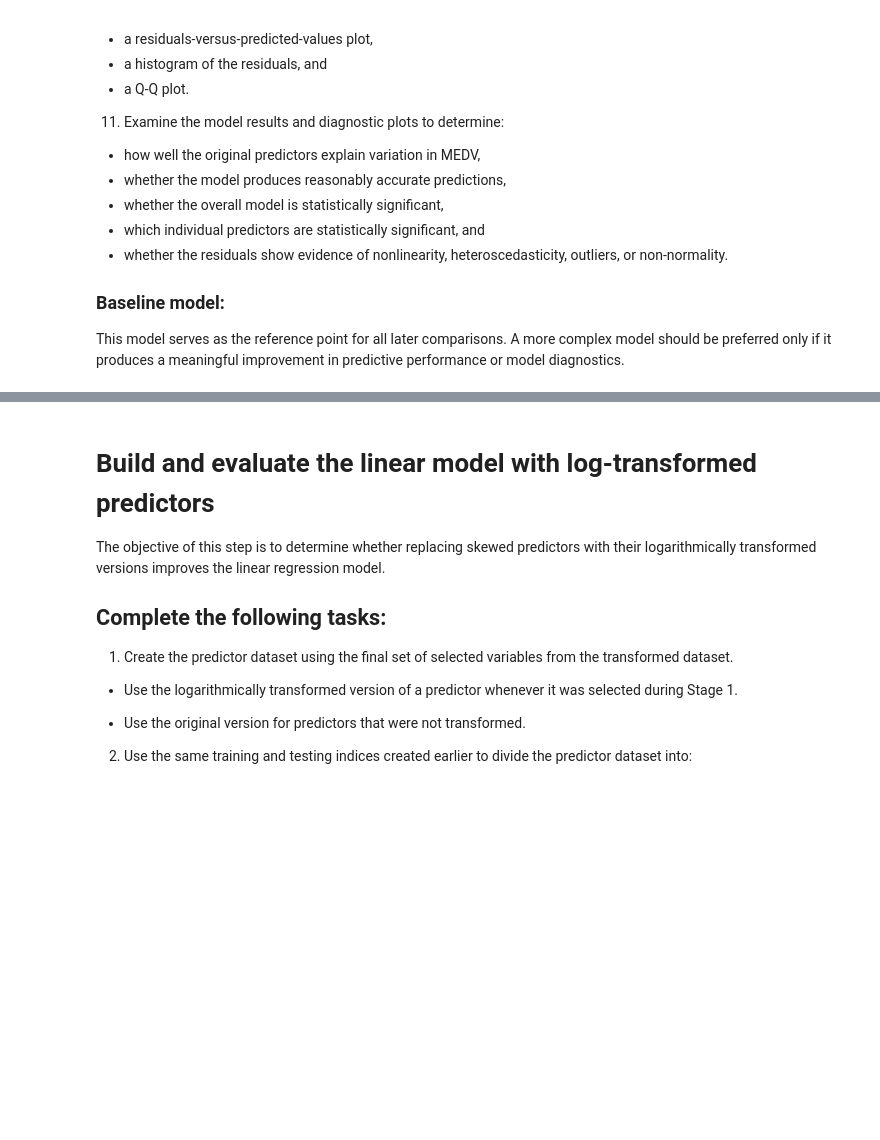
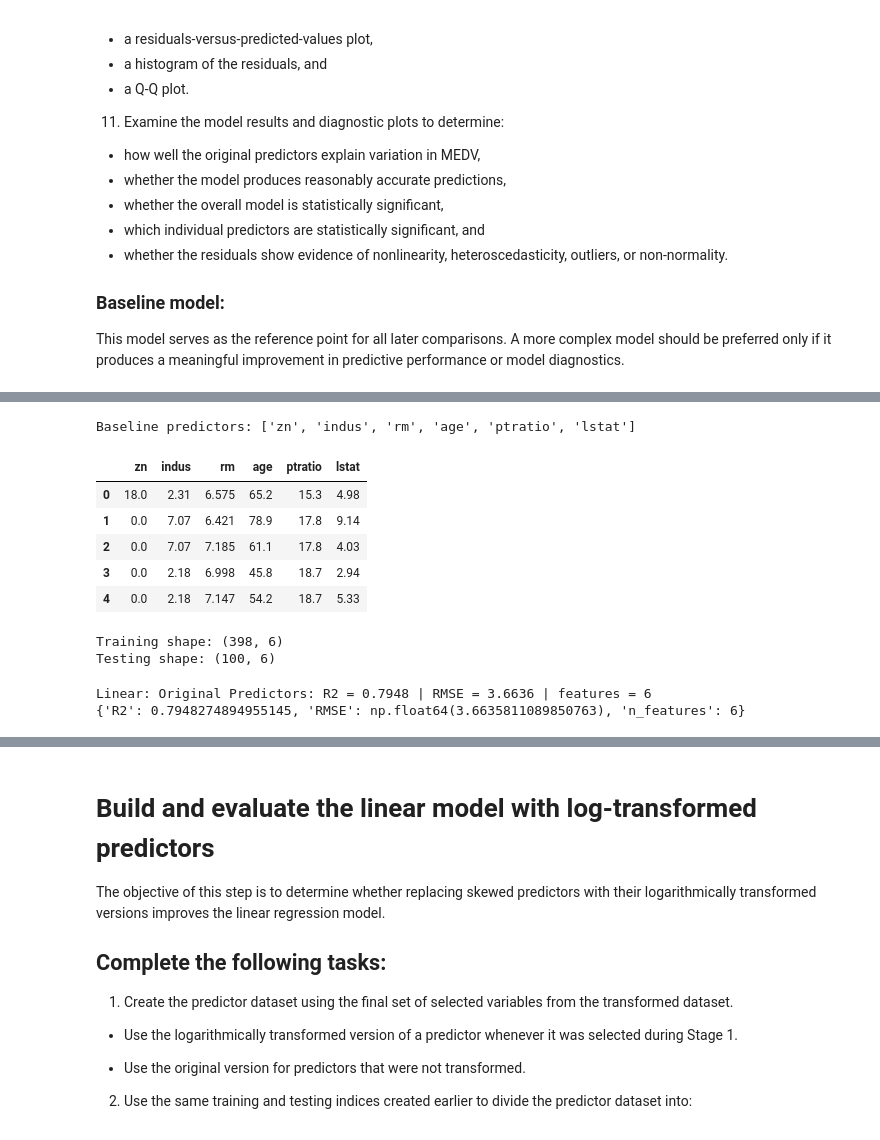
Before and after one commit to JoseAlberto88/Predictive-Analytics-, a Jupyter notebook: DAMO510_Module_04_in_Class_Activity_Starter_notebook.ipynb, the cells around one changed output, grey strips where cells are left out. Saved outputs shown, nothing was run; the diff lists cells and outputs as text; code cells hidden in the pictures; blank space fills up the shorter version.

```diff
--- a/DAMO510_Module_04_in_Class_Activity_Starter_notebook.ipynb
+++ b/DAMO510_Module_04_in_Class_Activity_Starter_notebook.ipynb
@@ -1129,3 +1129,32 @@ All models in the notebook should use the same training and testing indices. Oth
 
 ### Note:
 The predictive models developed later may use Scikit-learn, while the statistical-significance report uses Statsmodels. Scikit-learn is convenient for prediction and model evaluation, whereas Statsmodels provides detailed inferential statistics such as coefficients, t-tests, p-values, and the overall F-test.
+# %%
+import numpy as np
+import pandas as pd
+import matplotlib.pyplot as plt
+import scipy.stats as stats
+import statsmodels.api as sm
+from sklearn.model_selection import train_test_split
+from sklearn.metrics import r2_score, mean_squared_error
+
+# Steps 1-3: Map transformed predictor names back to their originals
+
+def get_original_name(feature_name):
+    """Strip the 'log_' prefix if present; otherwise return unchanged."""
+    if feature_name.startswith("log_"):
+        return feature_name[len("log_"):]
+    return feature_name
+
+original_names_with_dupes = [get_original_name(f) for f in final_stage1_features]
+
+# Remove duplicates while preserving order (in case two transformed features
+# ever mapped back to the same original name)
+seen = set()
+original_predictors = []
+for name in original_names_with_dupes:
+    if name not in seen:
+        seen.add(name)
+        original_predictors.append(name)
+
+print(f"Original predictors represented: {original_predictors}")
@@ -1205,0 +1317,24 @@ Linear: Original Predictors overall F-test p-value: 7.82286e-91
+# %%
+# Step 1: Baseline predictor dataset using ORIGINAL (untransformed) predictor variables
+X_baseline = df_b_cleaned.loc[:, original_predictors].copy()
+
+print(f"Baseline predictors: {original_predictors}")
+X_baseline.head()
+# %% [output]
+Baseline predictors: ['zn', 'indus', 'rm', 'age', 'ptratio', 'lstat']
+|  | zn | indus | rm | age | ptratio | lstat |
+| 0 | 18.0 | 2.31 | 6.575 | 65.2 | 15.3 | 4.98 |
+| 1 | 0.0 | 7.07 | 6.421 | 78.9 | 17.8 | 9.14 |
+| 2 | 0.0 | 7.07 | 7.185 | 61.1 | 17.8 | 4.03 |
+| 3 | 0.0 | 2.18 | 6.998 | 45.8 | 18.7 | 2.94 |
+| 4 | 0.0 | 2.18 | 7.147 | 54.2 | 18.7 | 5.33 |
+# %%
+# Step 2: Split into training/testing predictor sets using the SAME indices as before
+X_train_baseline = X_baseline.loc[train_idx]
+X_test_baseline = X_baseline.loc[test_idx]
+
+print(f"Training shape: {X_train_baseline.shape}")
+print(f"Testing shape: {X_test_baseline.shape}")
+# %% [output]
+Training shape: (398, 6)
+Testing shape: (100, 6)
@@ -1205,0 +1349,15 @@ Linear: Original Predictors overall F-test p-value: 7.82286e-91
+# %%
+# Steps 6-7: Store and display performance results
+model_name = "Linear: Original Predictors"
+
+baseline_results = record_model_results(
+    model_name=model_name,
+    y_true=y_test,
+    y_pred=y_pred_baseline,
+    n_features=X_train_baseline.shape[1]
+)
+
+print(model_results[model_name])
+# %% [output]
+Linear: Original Predictors: R2 = 0.7948 | RMSE = 3.6636 | features = 6
+{'R2': 0.7948274894955145, 'RMSE': np.float64(3.6635811089850763), 'n_features': 6}
```
Also changed, not shown: parts of 10 cells of this notebook.
